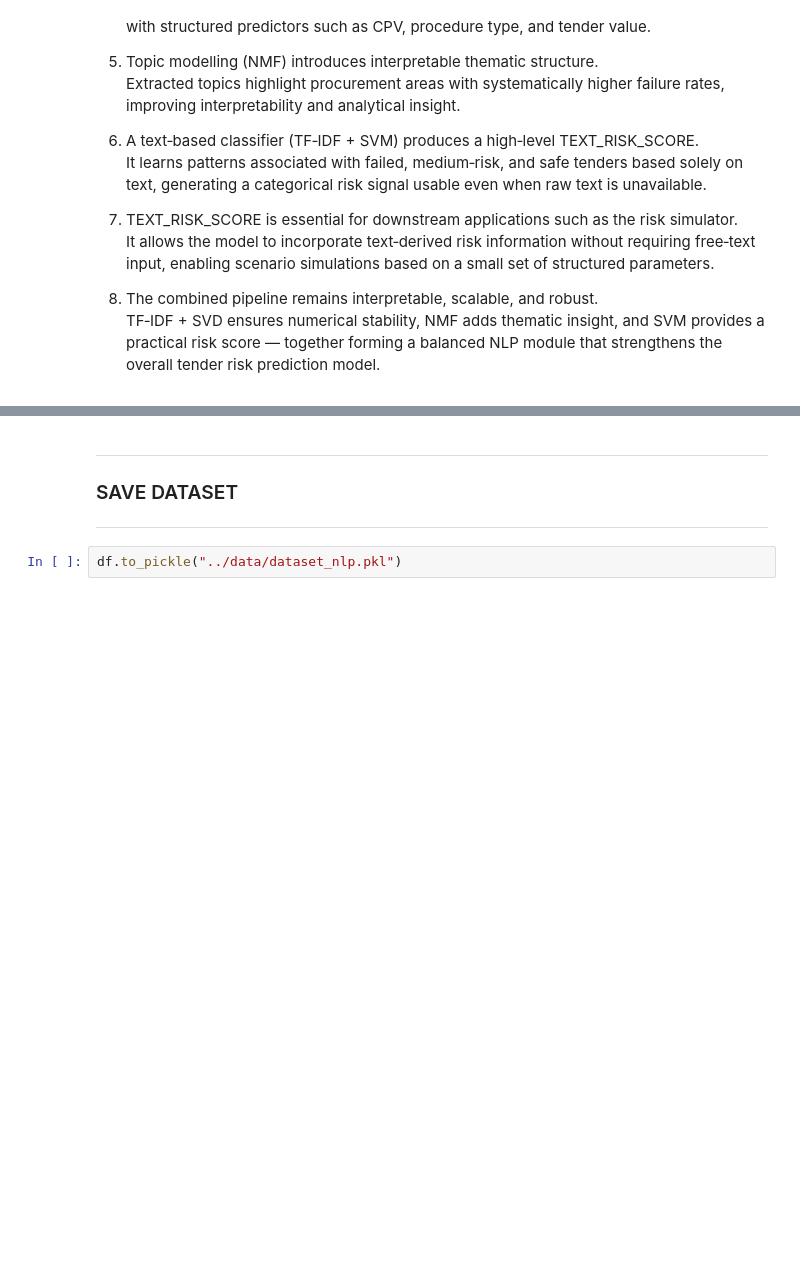
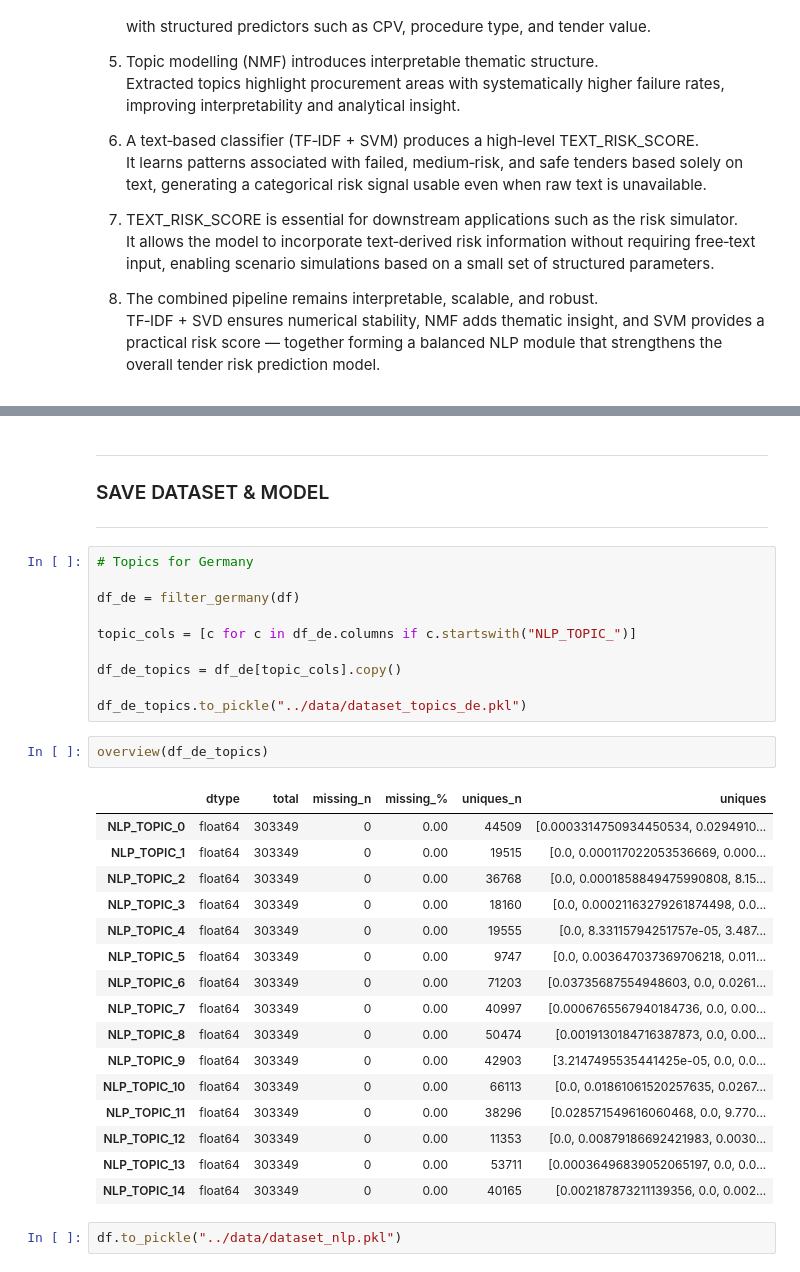
Before and after one commit to datascience-faina/public-procurement-support, a Jupyter notebook: notebooks/05_nlp_analysis.ipynb, the cells around one changed output, grey strips where cells are left out. Cells and saved outputs as stored; diff of their text form; blank space fills up the shorter version.

```diff
--- a/notebooks/05_nlp_analysis.ipynb
+++ b/notebooks/05_nlp_analysis.ipynb
@@ -222,7 +361,36 @@ TF‑IDF + SVD ensures numerical stability, NMF adds thematic insight, and SVM p
 # %% [markdown]
 ---------
-### SAVE DATASET
+### SAVE DATASET & MODEL
 
 --------
+# %%
+# Topics for Germany
+
+df_de = filter_germany(df)
+
+topic_cols = [c for c in df_de.columns if c.startswith("NLP_TOPIC_")]
+
+df_de_topics = df_de[topic_cols].copy()
+
+df_de_topics.to_pickle("../data/dataset_topics_de.pkl")
+# %%
+overview(df_de_topics)
+# %% [output]
+|  | dtype | total | missing_n | missing_% | uniques_n | uniques |
+| NLP_TOPIC_0 | float64 | 303349 | 0 | 0.00 | 44509 | [0.0003314750934450534, 0.0294910... |
+| NLP_TOPIC_1 | float64 | 303349 | 0 | 0.00 | 19515 | [0.0, 0.000117022053536669, 0.000... |
+| NLP_TOPIC_2 | float64 | 303349 | 0 | 0.00 | 36768 | [0.0, 0.0001858849475990808, 8.15... |
+| NLP_TOPIC_3 | float64 | 303349 | 0 | 0.00 | 18160 | [0.0, 0.00021163279261874498, 0.0... |
+| NLP_TOPIC_4 | float64 | 303349 | 0 | 0.00 | 19555 | [0.0, 8.33115794251757e-05, 3.487... |
+| NLP_TOPIC_5 | float64 | 303349 | 0 | 0.00 | 9747 | [0.0, 0.003647037369706218, 0.011... |
+| NLP_TOPIC_6 | float64 | 303349 | 0 | 0.00 | 71203 | [0.03735687554948603, 0.0, 0.0261... |
+| NLP_TOPIC_7 | float64 | 303349 | 0 | 0.00 | 40997 | [0.0006765567940184736, 0.0, 0.00... |
+| NLP_TOPIC_8 | float64 | 303349 | 0 | 0.00 | 50474 | [0.0019130184716387873, 0.0, 0.00... |
+| NLP_TOPIC_9 | float64 | 303349 | 0 | 0.00 | 42903 | [3.2147495535441425e-05, 0.0, 0.0... |
+| NLP_TOPIC_10 | float64 | 303349 | 0 | 0.00 | 66113 | [0.0, 0.01861061520257635, 0.0267... |
+| NLP_TOPIC_11 | float64 | 303349 | 0 | 0.00 | 38296 | [0.028571549616060468, 0.0, 9.770... |
+| NLP_TOPIC_12 | float64 | 303349 | 0 | 0.00 | 11353 | [0.0, 0.00879186692421983, 0.0030... |
+| NLP_TOPIC_13 | float64 | 303349 | 0 | 0.00 | 53711 | [0.00036496839052065197, 0.0, 0.0... |
+| NLP_TOPIC_14 | float64 | 303349 | 0 | 0.00 | 40165 | [0.002187873211139356, 0.0, 0.002... |
 # %%
 df.to_pickle("../data/dataset_nlp.pkl")
```
Also changed, not shown: parts of 9 cells of this notebook, 6 other files.
